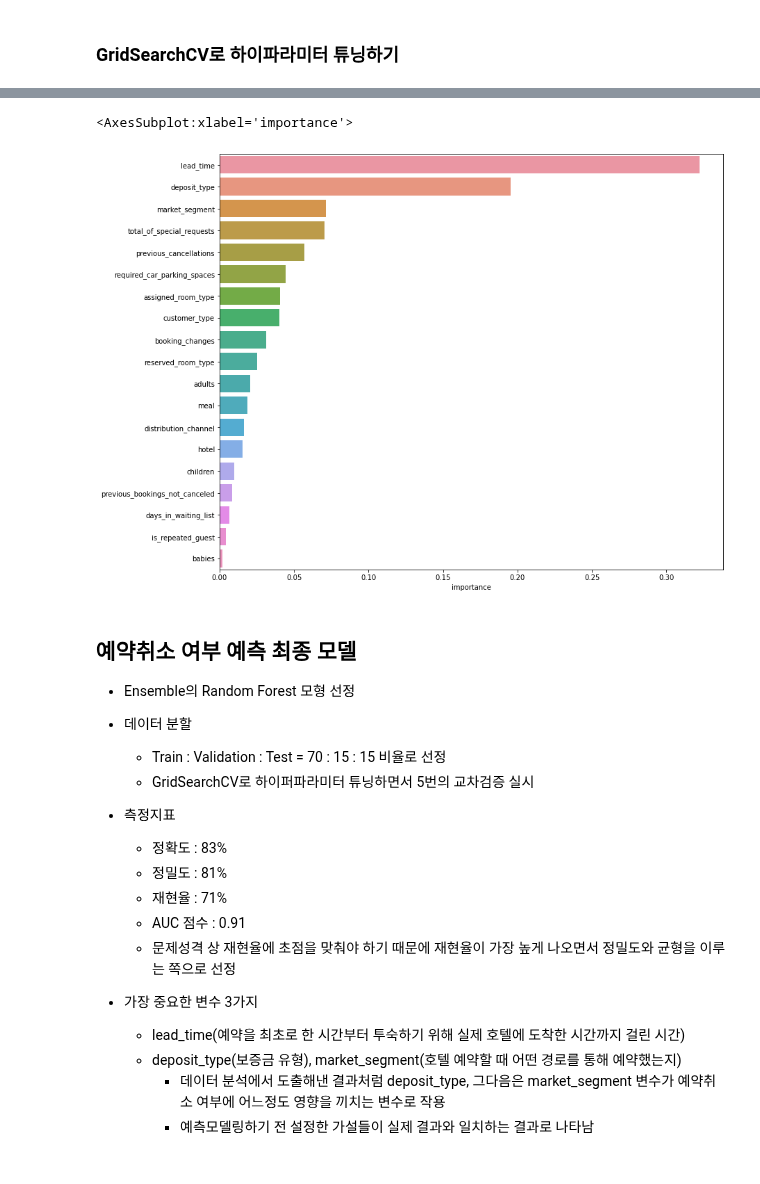
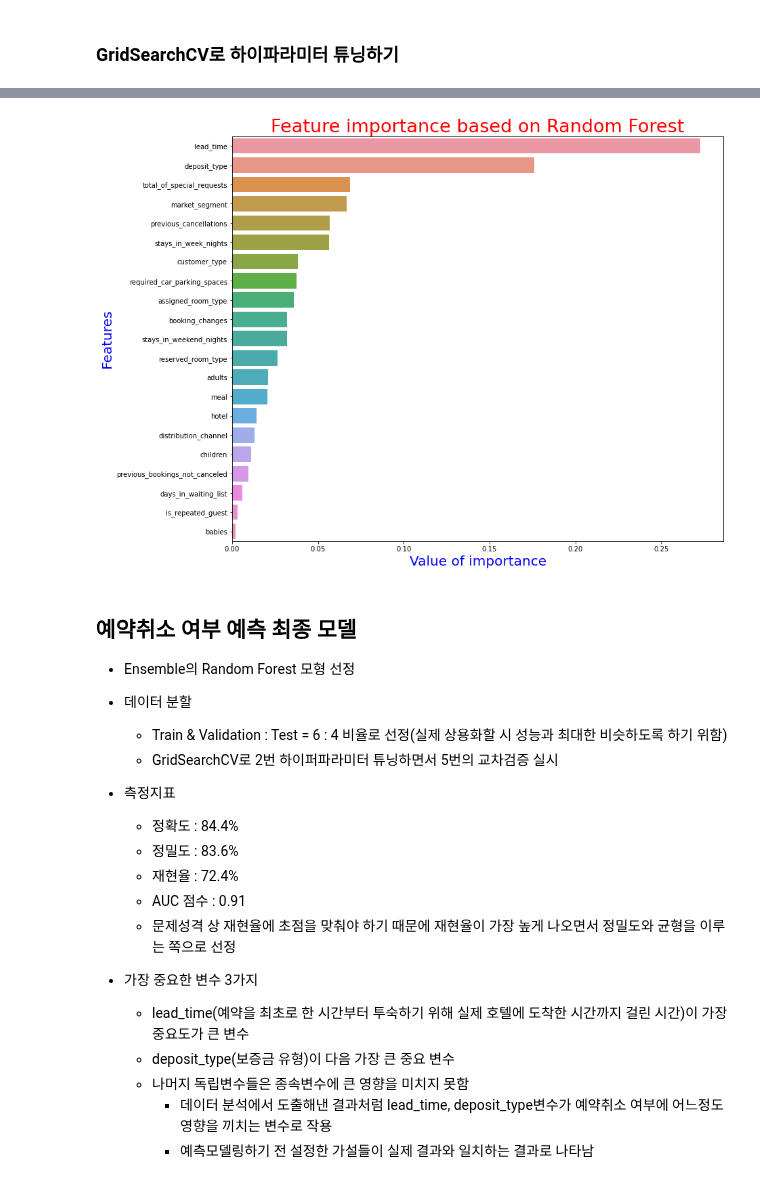
Before and after one commit to young-hun-jo/DataAnalysis, a Jupyter notebook: hotel_booking/prediction_modeling.ipynb, the cells around one changed output, grey strips where cells are left out. Drawn from its saved outputs; the diff is of its cells as text; code cells hidden in the pictures.

Commit message:
finish re-modeling

```diff
--- a/hotel_booking/prediction_modeling.ipynb
+++ b/hotel_booking/prediction_modeling.ipynb
@@ -976,0 +1044,4 @@ AUC:0.9084
+# %%
+# Train&Validation 데이터 독립변수/종속변수 분할
+train_val_feature = train_val_set.iloc[:,:-1]
+train_val_target = train_val_set.iloc[:,-1]
@@ -1009,0 +1107,18 @@ best_rf = grid_rf.best_estimator_
+# %%
+from sklearn.model_selection import GridSearchCV
+from sklearn.ensemble import RandomForestClassifier
+# min_samples_split 수치를 키워봄으로써 과적합 예방
+#
+params = {'min_samples_split':[2, 5, 10, 30]}
+
+rf_clf = RandomForestClassifier(n_estimators=30,
+                                criterion='entropy',random_state=42)
+grid_rf = GridSearchCV(rf_clf, param_grid=params, cv=5,
+                      n_jobs=-1)
+
+grid_rf.fit(train_val_feature, train_val_target)
+y_pred = grid_rf.predict(test_feature)
+y_pred_proba = grid_rf.predict_proba(test_feature)[:,1]
+acc, pre, rec, auc = get_score(test_target, y_pred, y_pred_proba)
+print("## Test 데이터로 최종 평가 ##")
+print(f"* 정확도: {acc:.3f}\n* 정밀도: {pre:.3f}\n* 재현율: {rec:.3f}\n* AUC: {auc:.3f}")
@@ -1009,0 +1147,10 @@ best_rf = grid_rf.best_estimator_
+# %%
+# 위 2번의 하이퍼파라미터 튜닝 절차를 통해 선정한 최고 성능 모델 할당 후 테스트 데이터로 평가
+best_rf = grid_rf.best_estimator_
+best_rf.fit(train_val_feature, train_val_target)
+test_pred = best_rf.predict(test_feature)
+test_proba = best_rf.predict_proba(test_feature)[:,1]
+acc, pre, rec, auc = get_score(test_target, test_pred, test_proba)
+
+print("## Random Forest 모델 Test 데이터로 최종 평가 ##")
+print(f"* 정확도: {acc:.3f}\n* 정밀도: {pre:.3f}\n* 재현율: {rec:.3f}\n* AUC: {auc:.3f}")
@@ -1021,29 +1176,34 @@ feature_df.head()
 # %%
 import seaborn as sns
 plt.figure(figsize=(13,11))
 sns.barplot(x=feature_df['importance'], y=feature_df.index)
+plt.title("Feature importance based on Random Forest",
+         fontsize=27, color='red')
+plt.xlabel('Value of importance', fontsize=20, color='blue')
+plt.ylabel('Features', fontsize=20, color='blue')
+plt.show()
 # %% [output]
-<AxesSubplot:xlabel='importance'>
-[figure, old version]
+[figure, new version]
 # %% [markdown]
 ## 예약취소 여부 예측 최종 모델
 
 - Ensemble의 Random Forest 모형 선정
 - 데이터 분할
-    - Train : Validation : Test = 70 : 15 : 15 비율로 선정
-    - GridSearchCV로 하이퍼파라미터 튜닝하면서 5번의 교차검증 실시
+    - Train & Validation : Test = 6 : 4 비율로 선정(실제 상용화할 시 성능과 최대한 비슷하도록 하기 위함)
+    - GridSearchCV로 2번 하이퍼파라미터 튜닝하면서 5번의 교차검증 실시
 
 
 - 측정지표
-    * 정확도 : 83%
-    * 정밀도 : 81%
-    * 재현율 : 71%
+    * 정확도 : 84.4%
+    * 정밀도 : 83.6%
+    * 재현율 : 72.4%
     * AUC 점수 : 0.91
     * 문제성격 상 재현율에 초점을 맞춰야 하기 때문에 재현율이 가장 높게 나오면서 정밀도와 균형을 이루는 쪽으로 선정
 
 
 - 가장 중요한 변수 3가지
-    * lead_time(예약을 최초로 한 시간부터 투숙하기 위해 실제 호텔에 도착한 시간까지 걸린 시간)
-    * deposit_type(보증금 유형), market_segment(호텔 예약할 때 어떤 경로를 통해 예약했는지)
-        - 데이터 분석에서 도출해낸 결과처럼 deposit_type, 그다음은 market_segment 변수가 예약취소 여부에 어느정도 영향을 끼치는 변수로 작용
+    * lead_time(예약을 최초로 한 시간부터 투숙하기 위해 실제 호텔에 도착한 시간까지 걸린 시간)이 가장 중요도가 큰 변수
+    * deposit_type(보증금 유형)이 다음 가장 큰 중요 변수
+    * 나머지 독립변수들은 종속변수에 큰 영향을 미치지 못함
+        - 데이터 분석에서 도출해낸 결과처럼 lead_time, deposit_type변수가 예약취소 여부에 어느정도 영향을 끼치는 변수로 작용
         - 예측모델링하기 전 설정한 가설들이 실제 결과와 일치하는 결과로 나타남
```
Also changed, not shown: parts of 30 cells of this notebook.
